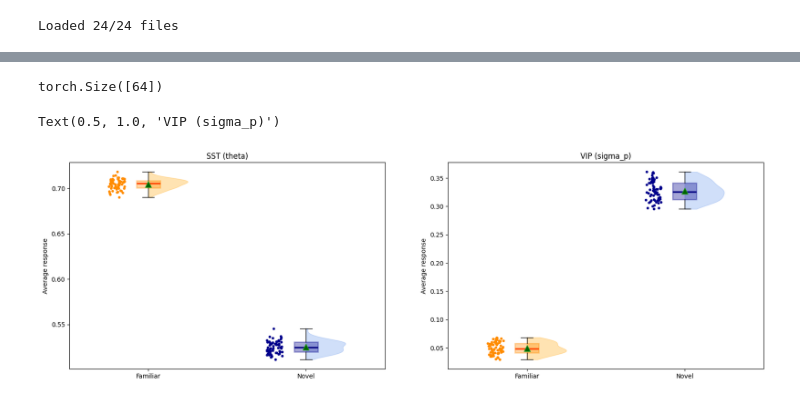
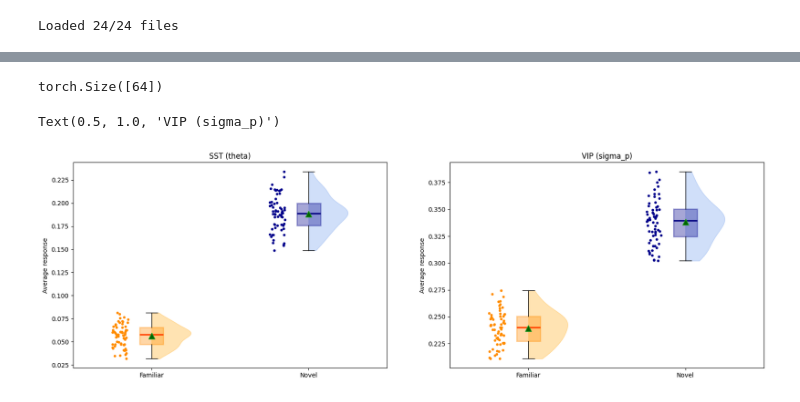
Before and after one commit to HChoiLab/cortical_circuit_model_for_novelty_encoding, a Jupyter notebook: analysis.ipynb, the cells around one changed output, grey strips where cells are left out. Drawn from its saved outputs; the diff is of its cells as text; code cells hidden in the pictures.

```diff
--- a/analysis.ipynb
+++ b/analysis.ipynb
@@ -40,6 +43,7 @@ def load_results_files(directory, prefix):
 
     change_responses = {"familiar": {}, "novel": {}}
     omission_responses = {"familiar": {}, "novel": {}}
+    training_progress = {}
     for i, file in enumerate(torch_files):
         file_path = os.path.join(directory, file)
         try:
@@ -72,8 +76,18 @@ def load_results_files(directory, prefix):
                     omission_responses["familiar"][key] = torch.cat([omission_responses["familiar"][key], fam_value])
                     omission_responses["novel"][key] = torch.cat([omission_responses["novel"][key], nov_value])
 
+            # finally training progress
+            for key in data['training_progress'].keys():
+                if key not in training_progress:
+                    training_progress[key] = [data['training_progress'][key]]
+                else:
+                    training_progress[key] += [data['training_progress'][key]]
+
             print(f"Loaded {i + 1}/{len(torch_files)} files", end='\r')
         except Exception as e:
             print(f"Error loading {file}: {str(e)}")
-    return args, change_responses, omission_responses
+
+    training_progress = {k: np.stack(v) for k, v in training_progress.items()}
+
+    return args, change_responses, omission_responses, training_progress
 # %% [markdown]
@@ -140,8 +130,8 @@ with plt.style.context(['nature', 'notebook']):
 # %% [markdown]
 ### Perception with Action
 # %%
-args, change_responses, omission_responses = load_results_files(f"{SCRATCH}/novelty_encoding_model/results/perception_action", "perception_action")
-args = Namespace(**args)
+active_args, active_change, active_omission, active_progress = load_results_files(f"{SCRATCH}/novelty_encoding_model/results/perception_action", "perception_action")
+active_args = Namespace(**active_args)
 # %% [output]
 Loaded 24/24 files
 # %%
@@ -220,24 +168,24 @@ with plt.style.context(['nature', 'notebook']):
 # %%
 from utils.plotting import raincloud_plot
 
 sq = 3
 
 exp_ax1 = plt.subplot(1, 2, 1)
-famt = change_responses['familiar']['theta'][:, 3].detach()
-novt = change_responses['novel']['theta'][:, 3].detach()
+famt = active_change['familiar']['sigma_p'][:, 3].detach()
+novt = active_change['familiar']['sigma_p'][:, 9].detach()
 nonlin = lambda x: x.mean(0) #torch.relu(x - .95).mean(0) #(1 - 0.1 * x).mean(-1)
 print(nonlin(novt).shape)
 raincloud_plot(exp_ax1, nonlin(famt), nonlin(novt))
 plt.title('SST (theta)')
 #plt.ylim([0., 0.65])
 
 exp_ax2 = plt.subplot(1, 2, 2)
-fams = change_responses['familiar']['sigma_p'][:, 3].detach()
-novs = change_responses['novel']['sigma_p'][:, 3].detach()
+fams = active_change['novel']['sigma_p'][:, 3].detach()
+novs = active_change['novel']['sigma_p'][:, 9].detach()
 raincloud_plot(exp_ax2, torch.mean(fams, dim=0), torch.mean(novs, dim=0))
 plt.title('VIP (sigma_p)')
 #plt.ylim([0., 0.1])
 # %% [output]
 torch.Size([64])
 Text(0.5, 1.0, 'VIP (sigma_p)')
-[figure, old version]
+[figure, new version]
```
Also changed, not shown: parts of 10 cells of this notebook, 2 other files.
